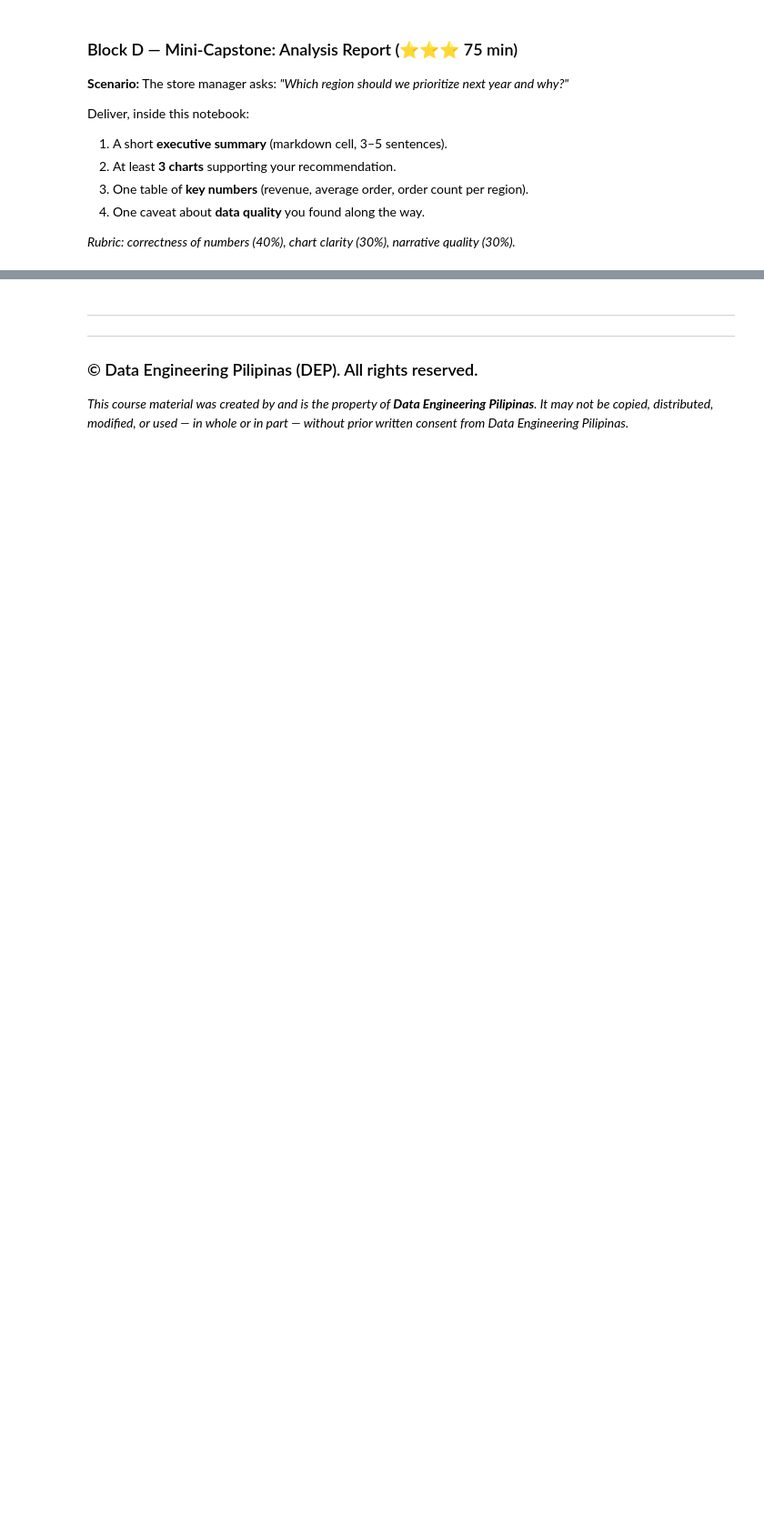
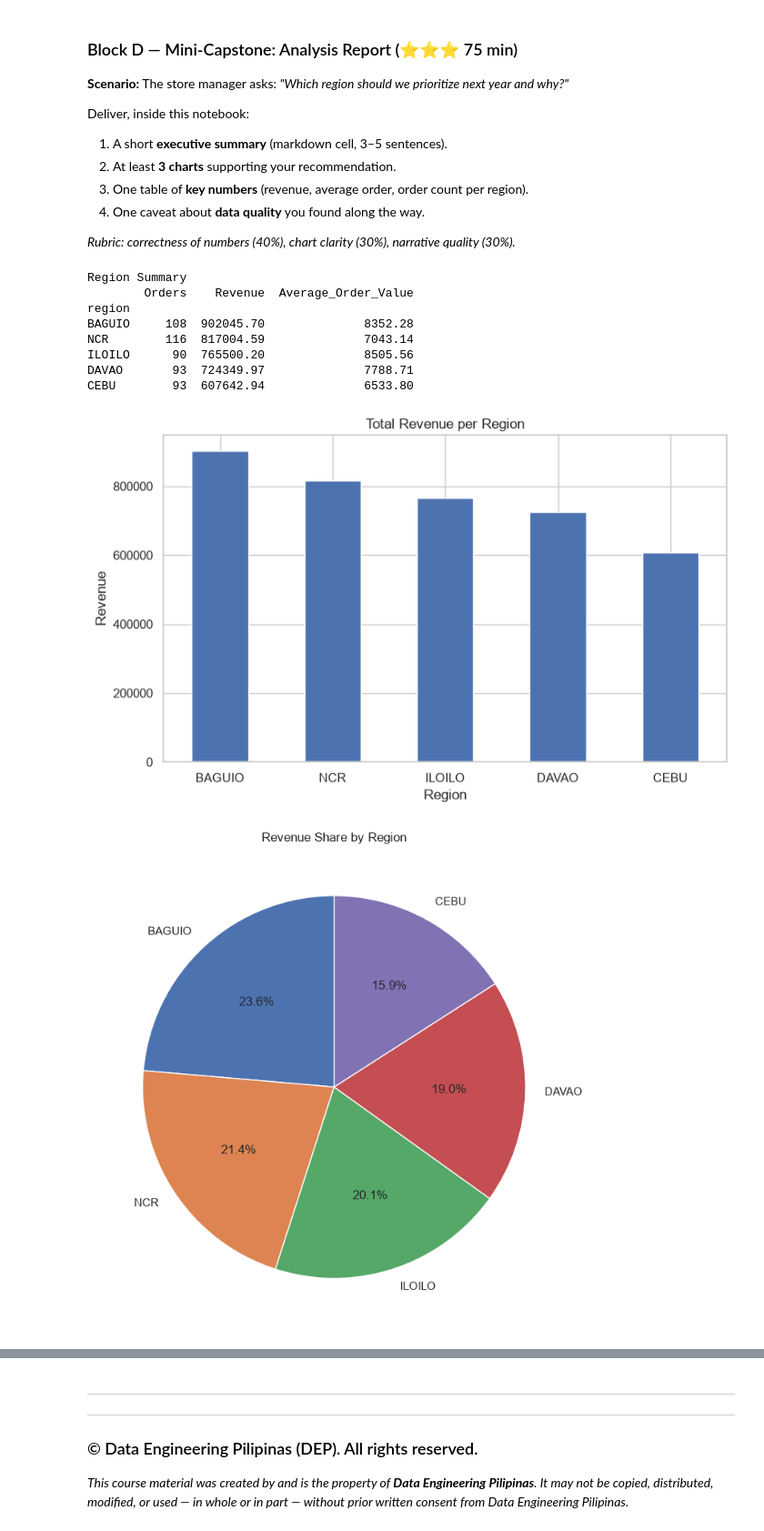
Before and after one commit to dey-dream/DEP_Course_Notebooks_Bundle, a Jupyter notebook: DEP_Basic_Data_Analysis.ipynb, the cells around one changed output, grey strips where cells are left out. Shown at 91% size. Cells and saved outputs as stored; diff of their text form; code cells hidden in the pictures; blank space fills up the shorter version.

```diff
--- a/DEP_Basic_Data_Analysis.ipynb
+++ b/DEP_Basic_Data_Analysis.ipynb
@@ -533,4 +835,82 @@ Deliver, inside this notebook:
 
 *Rubric: correctness of numbers (40%), chart clarity (30%), narrative quality (30%).*
 # %%
-# Block D — your capstone here
+import pandas as pd
+import matplotlib.pyplot as plt
+
+
+sales = pd.read_csv("data/sales_clean.csv", parse_dates=["order_date"])
+
+
+summary = (sales.groupby("region").agg(Orders=("order_id", "count"),Revenue=("total_amount", "sum"),Average_Order_Value=("total_amount", "mean")).round(2).sort_values("Revenue", ascending=False))
+
+print("Region Summary")
+print(summary)
+
+
+revenue_region = sales.groupby("region")["total_amount"].sum().sort_values(ascending=False)
+
+plt.figure(figsize=(8,5))
+revenue_region.plot(kind="bar")
+
+plt.title("Total Revenue per Region")
+plt.xlabel("Region")
+plt.ylabel("Revenue")
+
+plt.xticks(rotation=0)
+plt.tight_layout()
+plt.show()
+
+
+plt.figure(figsize=(7,7))
+
+revenue_region.plot(
+    kind="pie",
+    autopct="%1.1f%%",
+    startangle=90
+)
+
+plt.title("Revenue Share by Region")
+plt.ylabel("")
+
+plt.tight_layout()
+plt.show()
+
+
+monthly_revenue =sales.set_index("order_date").resample("ME")["total_amount"].sum()
+
+
+plt.figure(figsize=(10,5))
+
+monthly_revenue.plot(
+    kind="line",
+    marker="o"
+)
+
+plt.title("Monthly Revenue Trend")
+plt.xlabel("Month")
+plt.ylabel("Revenue")
+plt.grid(True)
+
+plt.tight_layout()
+plt.show()
+
+
+best_region = summary.index[0]
+
+print("\nRecommendation:")
+print(f"Based on the analysis, {best_region} should be prioritized for future marketing campaigns and inventory allocation because it generated the highest total revenue of, {best_revenue:,.2f}php.")
+print ("\n")
+print("4. One caveat about data quality you found along the way.")
+print("The original data had duplicate rows, missing values, and inconsistend formatting. These issues were cleaned before analysis, but future data should also be checked to ensure accurate results.")
+# %% [output]
+Region Summary
+        Orders    Revenue  Average_Order_Value
+region
+BAGUIO     108  902045.70              8352.28
+NCR        116  817004.59              7043.14
+ILOILO      90  765500.20              8505.56
+DAVAO       93  724349.97              7788.71
+CEBU        93  607642.94              6533.80
+[figure, added]
+[figure, added]
```
Also changed, not shown: parts of 15 cells of this notebook, 2 other files.
